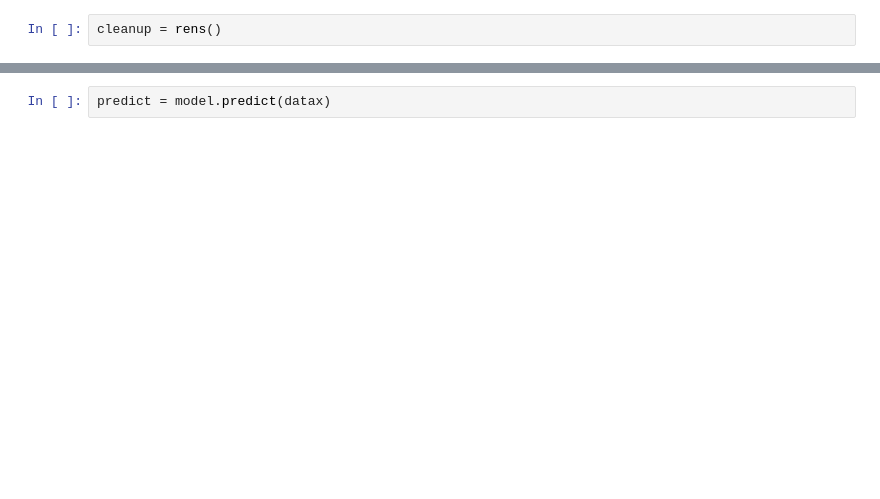
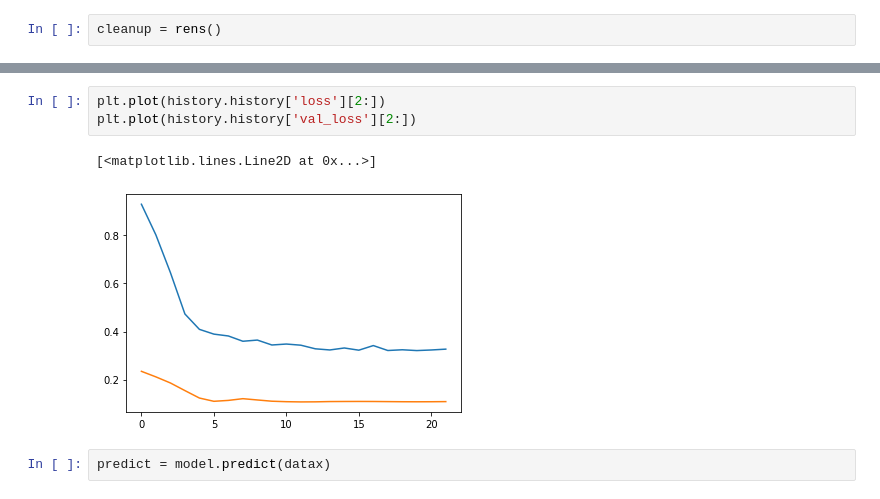
Before and after one commit to stianteien/instradag, a Jupyter notebook: RNN_trial.ipynb, the cells around one changed output, grey strips where cells are left out. Saved outputs shown, nothing was run; the diff lists cells and outputs as text; blank space fills up the shorter version.

```diff
--- a/RNN_trial.ipynb
+++ b/RNN_trial.ipynb
@@ -163,3 +189,9 @@ Epoch 116/300
+# %%
+plt.plot(history.history['loss'][2:])
+plt.plot(history.history['val_loss'][2:])
+# %% [output]
+[<matplotlib.lines.Line2D at 0x...>]
+[figure, added]
 # %%
 predict = model.predict(datax)
 # %%
```
Also changed, not shown: parts of 14 cells of this notebook.
